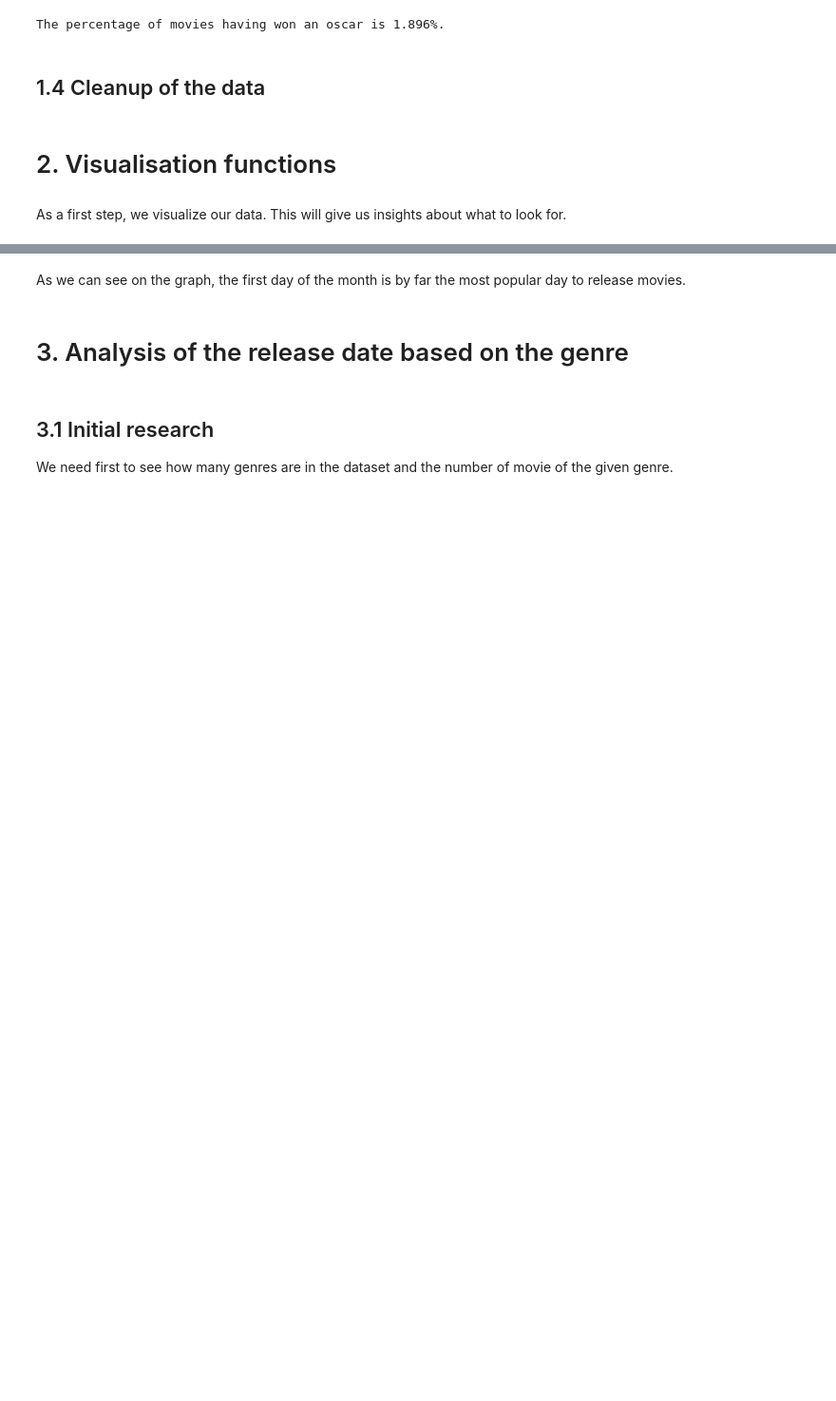
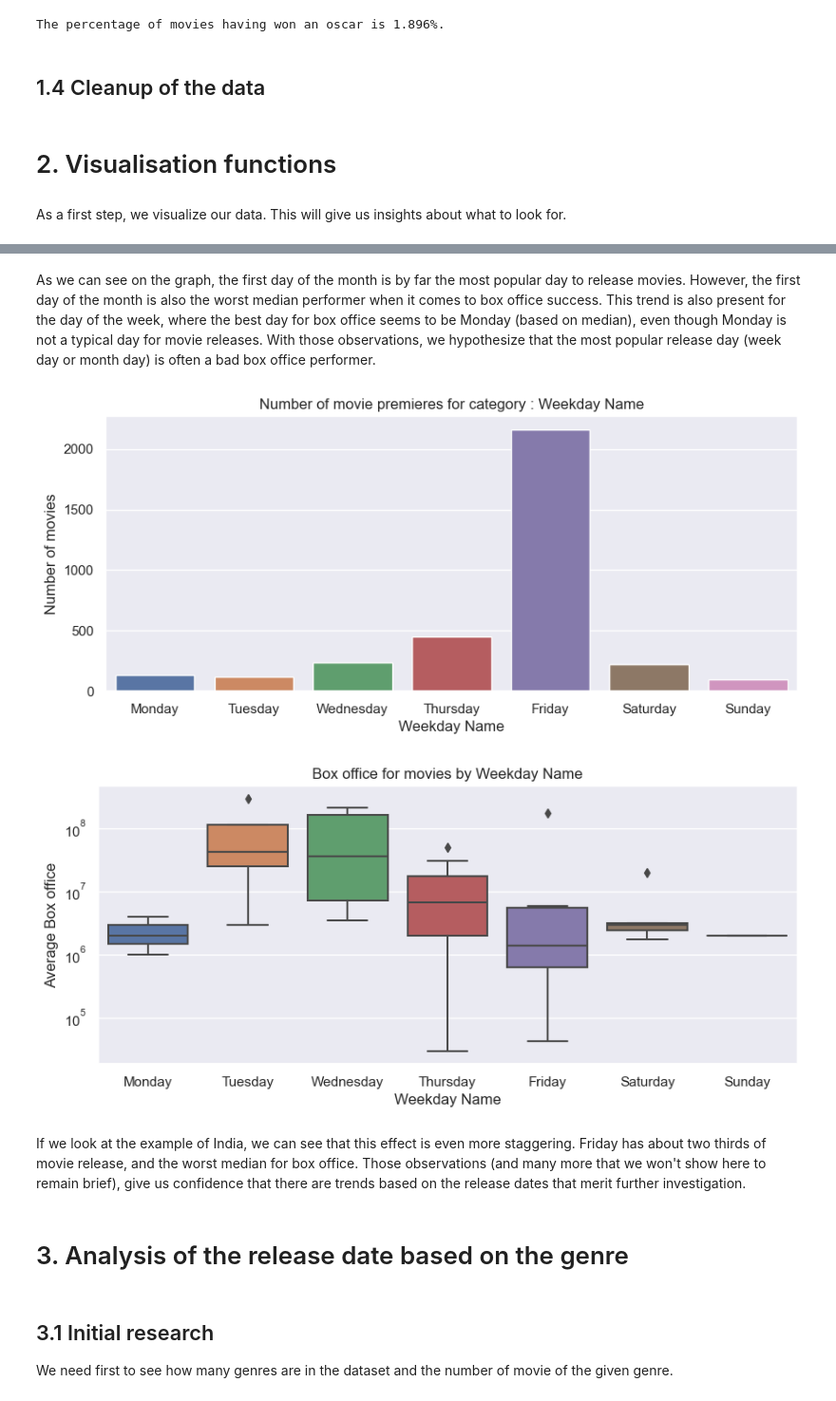
Before and after one commit to epfl-ada/ada-2023-project-deapdatadestroyers, a Jupyter notebook: data_movie_analysis.ipynb, the cells around one changed output, grey strips where cells are left out. Shown at 95% size. Drawn from its saved outputs; the diff is of its cells as text; code cells hidden in the pictures; blank space fills up the shorter version.

```diff
--- a/data_movie_analysis.ipynb
+++ b/data_movie_analysis.ipynb
@@ -209,5 +178,15 @@ Chisquare statistic : Power_divergenceResult(statistic=741.7167095115681, pvalue
 # %% [markdown]
-As we can see on the graph, the first day of the month is by far the most popular day to release movies.
+As we can see on the graph, the first day of the month is by far the most popular day to release movies. However, the first day of the month is also the worst median performer when it comes to box office success. This trend is also present for the day of the week, where the best day for box office seems to be Monday (based on median), even though Monday is not a typical day for movie releases. With those observations, we hypothesize that the most popular release day (week day or month day) is often a bad box office performer.
+# %%
+df_india = get_movies_country(df_time_stamps, 'India', contains=True)
+
+count_var(df_india, 'Weekday Name', show_chisquare=False)
+a = avg_var(df_india, 'Box office', 'Weekday Name', logscale=True)
+# %% [output]
+[figure, added]
+[figure, added]
+# %% [markdown]
+If we look at the example of India, we can see that this effect is even more staggering. Friday has about two thirds of movie release, and the worst median for box office. Those observations (and many more that we won't show here to remain brief), give us confidence that there are trends based on the release dates that merit further investigation.
 # %% [markdown]
 # 3. Analysis of the release date based on the genre
 # %% [markdown]
```
Also changed, not shown: parts of 16 cells of this notebook, 1 other file.
